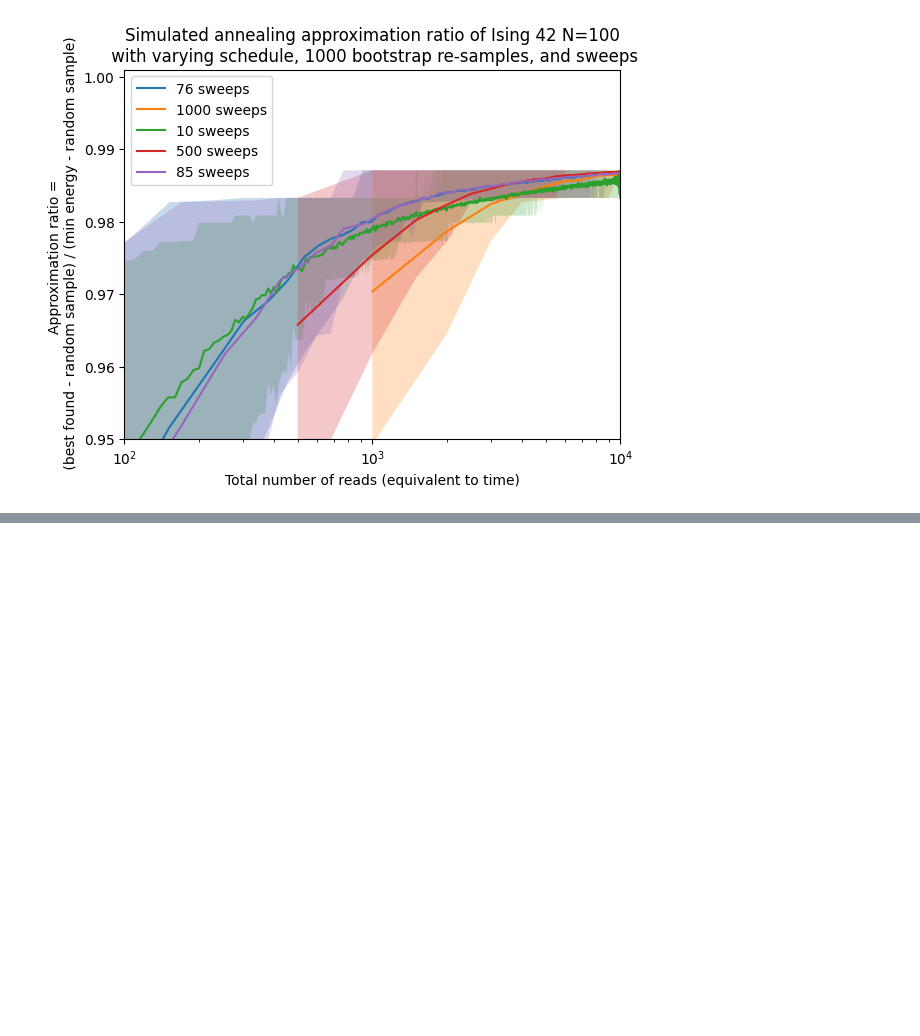
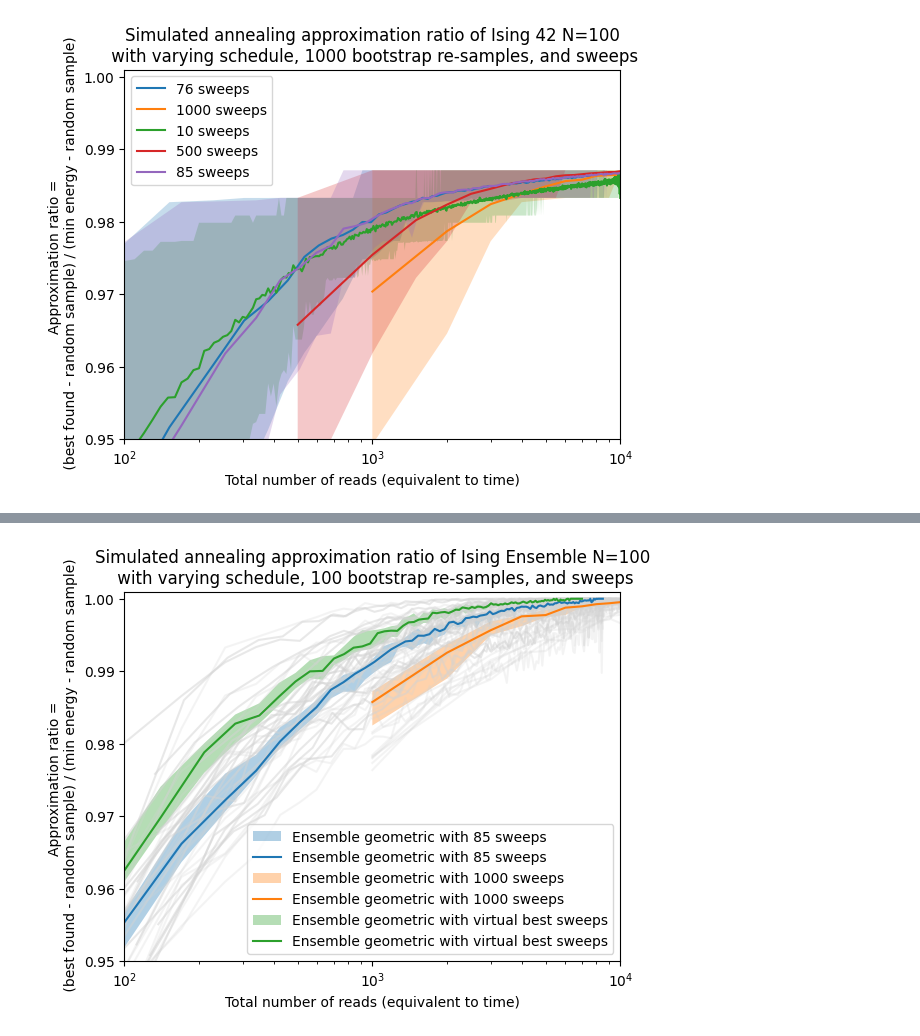
Before and after one commit to jvpcms/QUBONotebooks, a Jupyter notebook: notebooks_py/5-Benchmarking_python.ipynb, the cells around one changed output, grey strips where cells are left out. Cells and saved outputs as stored; diff of their text form; code cells hidden in the pictures; blank space fills up the shorter version.

Commit message:
final plot on python notebook

```diff
--- a/notebooks_py/5-Benchmarking_python.ipynb
+++ b/notebooks_py/5-Benchmarking_python.ipynb
@@ -1306,0 +1314,95 @@ plt.legend()
+# %%
+fig, ax = plt.subplots()
+default_sweeps = 1000
+interest_sweeps = [min_median_sweep, default_sweeps]
+interest_sweeps.append('best')
+# Careful, this cell is particularly expensive, so try it with n_boot = 100
+n_boot = 100
+overwrite_pickles = False
+
+
+all_approx_ratio = {}
+
+# Gather instance names
+for instance in instances:
+    all_approx_ratio[instance] = {}
+    for schedul in schedules:
+        all_approx_ratio[instance][schedule] = {}
+
+    for sweep in interest_sweeps:
+        flag_best = False
+        if sweep == 'best':
+            sweep = sweeps[indices[instance]]
+            flag_best = True
+        for schedule in schedules:
+            if sweep in all_approx_ratio[instance][schedule]:
+                pass
+            else:
+                min_energy = all_results[instance]['min_energy'][schedule][default_sweeps]
+                random_energy = all_results[instance]['random_energy'][schedule][default_sweeps]
+
+                pickle_name = str(instance) + "_" + \
+                    schedule + "_" + str(sweep) + ".p"
+                pickle_name = os.path.join(pickle_path, pickle_name)
+                # If the instance data exists, load the data
+                if os.path.exists(pickle_name) and not overwrite_pickles:
+                    # print(pickle_name)
+                    samples = pickle.load(open(pickle_name, "rb"))
+                    time_s = samples.info['timing']
+                # If it does not exist, generate the data
+                else:
+                    start = time.time()
+                    samples = simAnnSampler.sample(
+                        model_random, num_reads=total_reads, num_sweeps=sweep, beta_schedule_type=schedule)
+                    time_s = time.time() - start
+                    samples.info['timing'] = time_s
+                    pickle.dump(samples, open(pickle_name, "wb"))
+                # Compute statistics
+                energies = samples.data_vectors['energy']
+                if min(energies) < min_energy:
+                    min_energy = min(energies)
+                    # print("A better solution of " + str(min_energy) +
+                    #       " was found for sweep " + str(sweep))
+
+                b = []
+                for shot in shots:
+                    shot_dist = []
+                    for i in range(int(n_boot - shot + 1)):
+                        resampler = np.random.randint(0, total_reads, shot)
+                        sample_shot = energies.take(resampler, axis=0)
+                        # Compute the best along that axis
+                        shot_dist.append(min(sample_shot))
+
+                    b.append(np.mean(shot_dist))
+            if flag_best:
+                all_approx_ratio[instance][schedule]['best'] = [
+                    (random_energy - energy) / (random_energy - min_energy) for energy in b]
+                ax.plot([shot*sweep for shot in shots], all_approx_ratio[instance]
+                        [schedule]['best'], color='lightgray', label=None, alpha=0.5)
+            else:
+                all_approx_ratio[instance][schedule][sweep] = [
+                    (random_energy - energy) / (random_energy - min_energy) for energy in b]
+                ax.plot([shot*sweep for shot in shots], all_approx_ratio[instance]
+                        [schedule][sweep], color='lightgray', label=None, alpha=0.25)
+
+for sweep in interest_sweeps:
+    approx_ratio_array = np.array(
+        [np.array(all_approx_ratio[i][schedule][sweep]) for i in instances])
+    label_plot = "Ensemble " + schedule + ' with ' + str(sweep) + ' sweeps'
+    if sweep == 'best':
+        sweep = sweeps[indices[instance]]
+        label_plot = "Ensemble " + schedule + ' with virtual best sweeps'
+    reads = [shot*sweep for shot in shots]
+    tsplotboot(ax, x=np.asarray(reads), data=approx_ratio_array,
+               error_est='bootstrap', label=label_plot)
+
+ax.set(xscale='log')
+ax.set(ylim=[0.95, 1.001])
+ax.set(xlim=[1e2, 1e4])
+ax.set(xlabel='Total number of reads (equivalent to time)')
+ax.set(ylabel='Approximation ratio = \n ' +
+       '(best found - random sample) / (min energy - random sample)')
+ax.set_title('Simulated annealing approximation ratio of Ising Ensemble N=100\n' +
+             ' with varying schedule, ' + str(n_boot) + ' bootstrap re-samples, and sweeps')
+plt.legend()
+# %% [output]
@@ -1306,0 +1410 @@ plt.legend()
+[figure, added]
```
Also changed, not shown: parts of 4 cells of this notebook.
